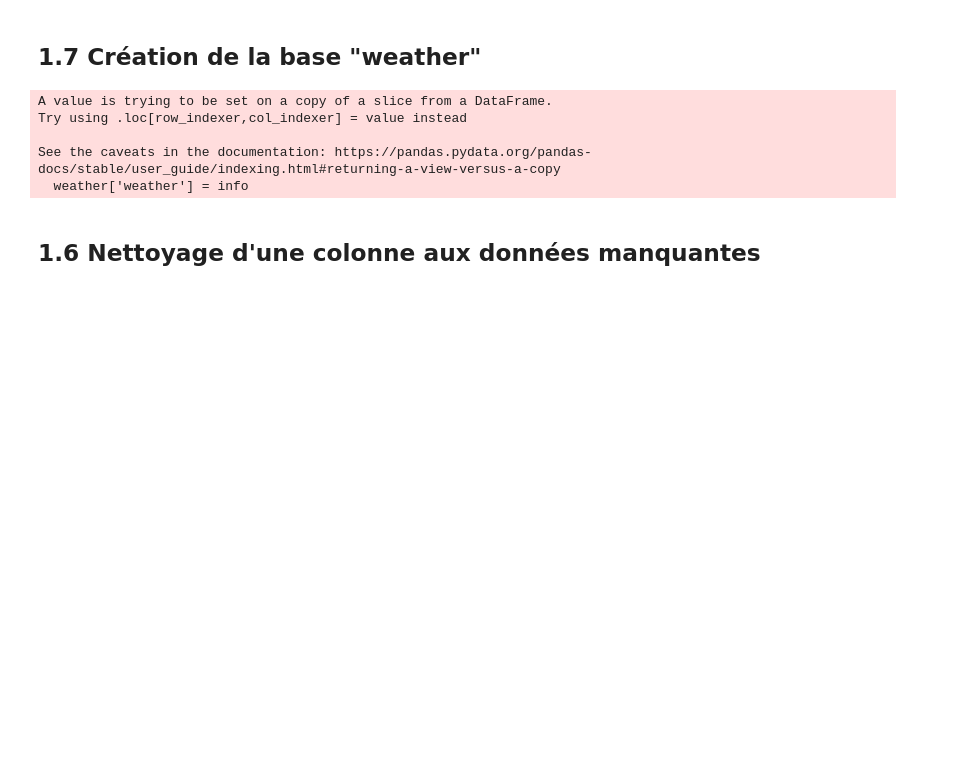
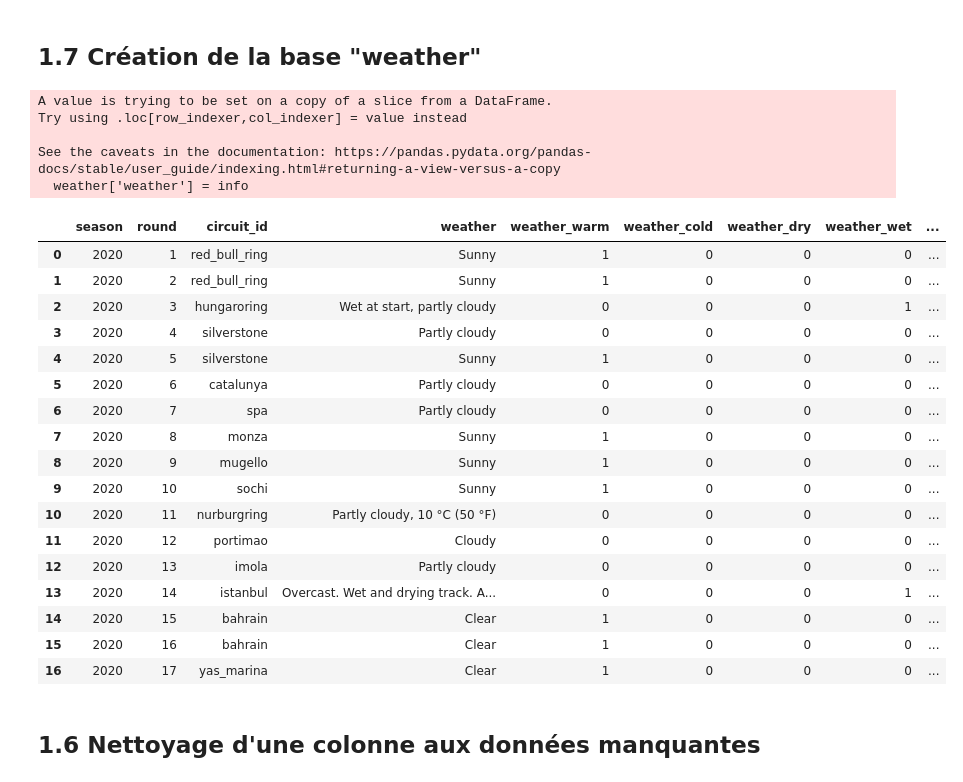
Before and after one commit to IdrissKad/formula1, a Jupyter notebook: Données_Statistiques_Descriptives_VIsualisation.ipynb, the cells around one changed output. Drawn from its saved outputs; the diff is of its cells as text; code cells hidden in the pictures; blank space fills up the shorter version.

```diff
--- a/Données_Statistiques_Descriptives_VIsualisation.ipynb
+++ b/Données_Statistiques_Descriptives_VIsualisation.ipynb
@@ -361,6 +361,27 @@ Try using .loc[row_indexer,col_indexer] = value instead
 
 See the caveats in the documentation: https://pandas.pydata.org/pandas-docs/stable/user_guide/indexing.html#returning-a-view-versus-a-copy
   weather['weather'] = info
+# %%
+weather_info
+# %% [output]
+|  | season | round | circuit_id | weather | weather_warm | weather_cold | weather_dry | weather_wet | ... |
+| 0 | 2020 | 1 | red_bull_ring | Sunny | 1 | 0 | 0 | 0 | ... |
+| 1 | 2020 | 2 | red_bull_ring | Sunny | 1 | 0 | 0 | 0 | ... |
+| 2 | 2020 | 3 | hungaroring | Wet at start, partly cloudy | 0 | 0 | 0 | 1 | ... |
+| 3 | 2020 | 4 | silverstone | Partly cloudy | 0 | 0 | 0 | 0 | ... |
+| 4 | 2020 | 5 | silverstone | Sunny | 1 | 0 | 0 | 0 | ... |
+| 5 | 2020 | 6 | catalunya | Partly cloudy | 0 | 0 | 0 | 0 | ... |
+| 6 | 2020 | 7 | spa | Partly cloudy | 0 | 0 | 0 | 0 | ... |
+| 7 | 2020 | 8 | monza | Sunny | 1 | 0 | 0 | 0 | ... |
+| 8 | 2020 | 9 | mugello | Sunny | 1 | 0 | 0 | 0 | ... |
+| 9 | 2020 | 10 | sochi | Sunny | 1 | 0 | 0 | 0 | ... |
+| 10 | 2020 | 11 | nurburgring | Partly cloudy, 10 °C (50 °F) | 0 | 0 | 0 | 0 | ... |
+| 11 | 2020 | 12 | portimao | Cloudy | 0 | 0 | 0 | 0 | ... |
+| 12 | 2020 | 13 | imola | Partly cloudy | 0 | 0 | 0 | 0 | ... |
+| 13 | 2020 | 14 | istanbul | Overcast. Wet and drying track. A... | 0 | 0 | 0 | 1 | ... |
+| 14 | 2020 | 15 | bahrain | Clear | 1 | 0 | 0 | 0 | ... |
+| 15 | 2020 | 16 | bahrain | Clear | 1 | 0 | 0 | 0 | ... |
+| 16 | 2020 | 17 | yas_marina | Clear | 1 | 0 | 0 | 0 | ... |
 # %% [markdown]
 ## 1.6 Nettoyage d'une colonne aux données manquantes
 # %%
```
Also changed, not shown: 1 other file.
